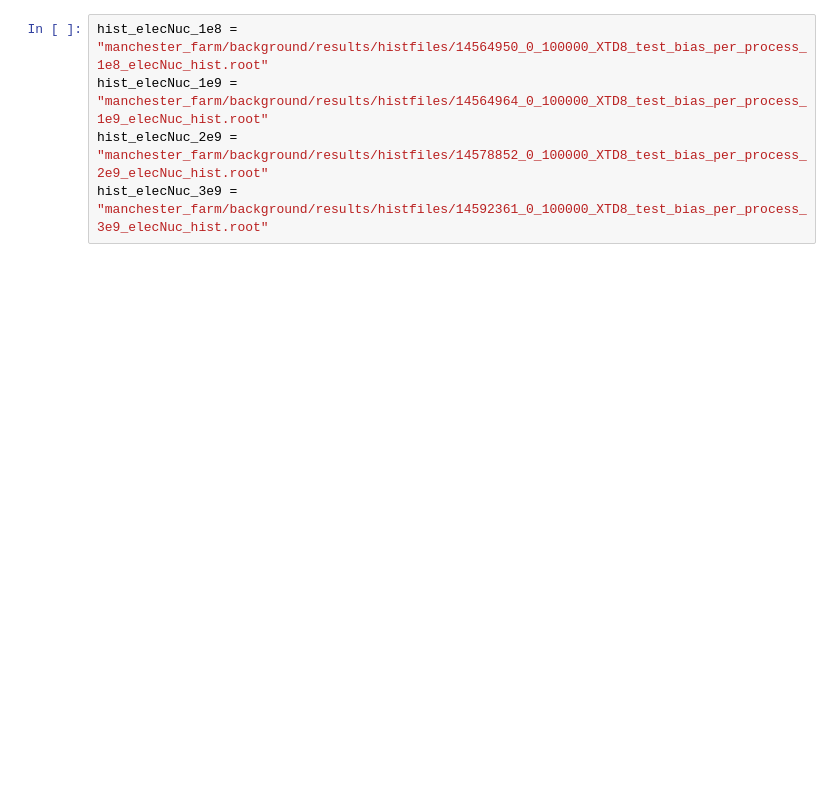
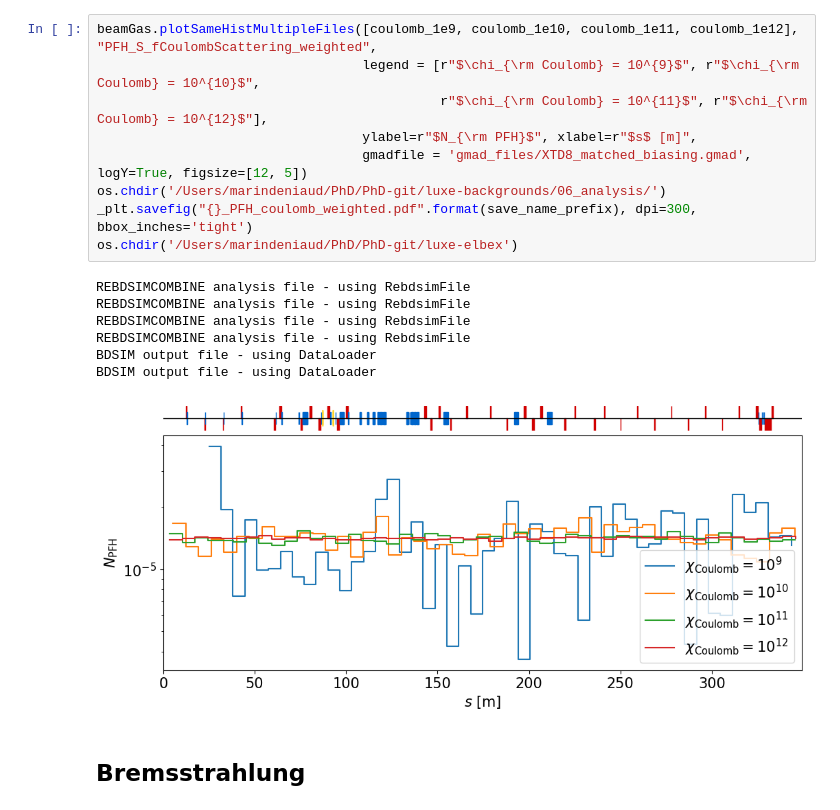
Before and after one commit to MarinDeniaud/luxe-backgrounds, a Jupyter notebook: 06_analysis/jupyter_notebooks/Adjust_biasing_factors_per_process.ipynb, the cells around one changed output. Saved outputs shown, nothing was run; the diff lists cells and outputs as text; blank space fills up the shorter version.

```diff
--- a/06_analysis/jupyter_notebooks/Adjust_biasing_factors_per_process.ipynb
+++ b/06_analysis/jupyter_notebooks/Adjust_biasing_factors_per_process.ipynb
@@ -48,5 +47,19 @@ BDSIM output file - using DataLoader
-# %%
-hist_elecNuc_1e8 = "manchester_farm/background/results/histfiles/14564950_0_100000_XTD8_test_bias_per_process_1e8_elecNuc_hist.root"
-hist_elecNuc_1e9 = "manchester_farm/background/results/histfiles/14564964_0_100000_XTD8_test_bias_per_process_1e9_elecNuc_hist.root"
-hist_elecNuc_2e9 = "manchester_farm/background/results/histfiles/14578852_0_100000_XTD8_test_bias_per_process_2e9_elecNuc_hist.root"
-hist_elecNuc_3e9 = "manchester_farm/background/results/histfiles/14592361_0_100000_XTD8_test_bias_per_process_3e9_elecNuc_hist.root"
+# %%
+beamGas.plotSameHistMultipleFiles([coulomb_1e9, coulomb_1e10, coulomb_1e11, coulomb_1e12], "PFH_S_fCoulombScattering_weighted",
+                                  legend = [r"$\chi_{\rm Coulomb} = 10^{9}$", r"$\chi_{\rm Coulomb} = 10^{10}$",
+                                            r"$\chi_{\rm Coulomb} = 10^{11}$", r"$\chi_{\rm Coulomb} = 10^{12}$"],
+                                  ylabel=r"$N_{\rm PFH}$", xlabel=r"$s$ [m]",
+                                  gmadfile = 'gmad_files/XTD8_matched_biasing.gmad', logY=True, figsize=[12, 5])
+os.chdir('/Users/marindeniaud/PhD/PhD-git/luxe-backgrounds/06_analysis/')
+_plt.savefig("{}_PFH_coulomb_weighted.pdf".format(save_name_prefix), dpi=300, bbox_inches='tight')
+os.chdir('/Users/marindeniaud/PhD/PhD-git/luxe-elbex')
+# %% [output]
+REBDSIMCOMBINE analysis file - using RebdsimFile
+REBDSIMCOMBINE analysis file - using RebdsimFile
+REBDSIMCOMBINE analysis file - using RebdsimFile
+REBDSIMCOMBINE analysis file - using RebdsimFile
+BDSIM output file - using DataLoader
+BDSIM output file - using DataLoader
+[figure, added]
+# %% [markdown]
+## Bremsstrahlung
```
Also changed, not shown: parts of 15 cells of this notebook, 4 other files.
